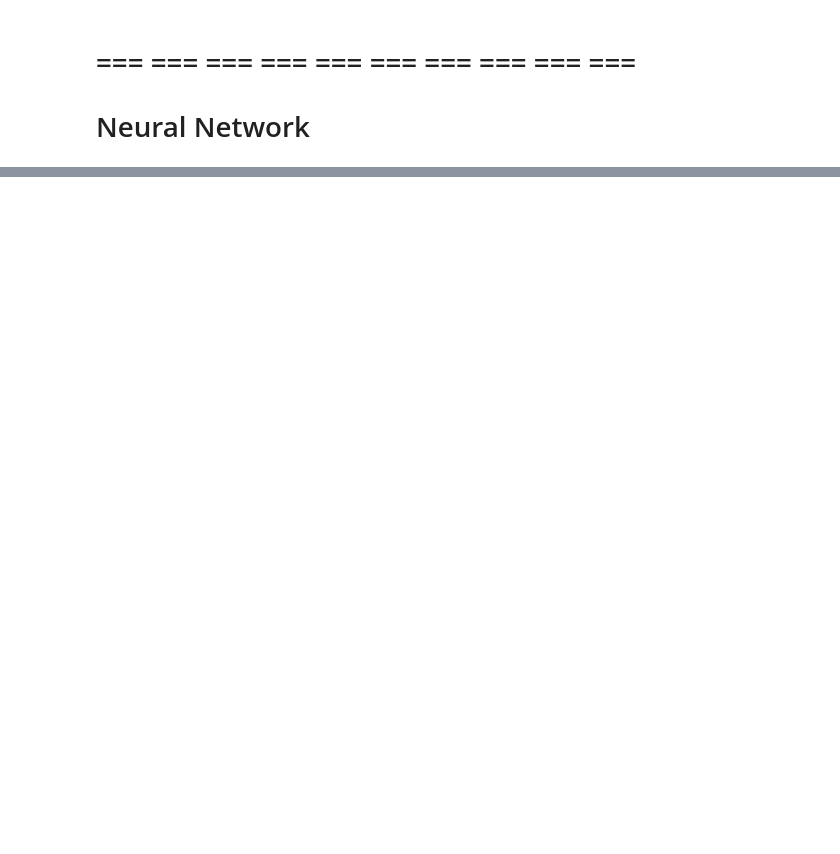
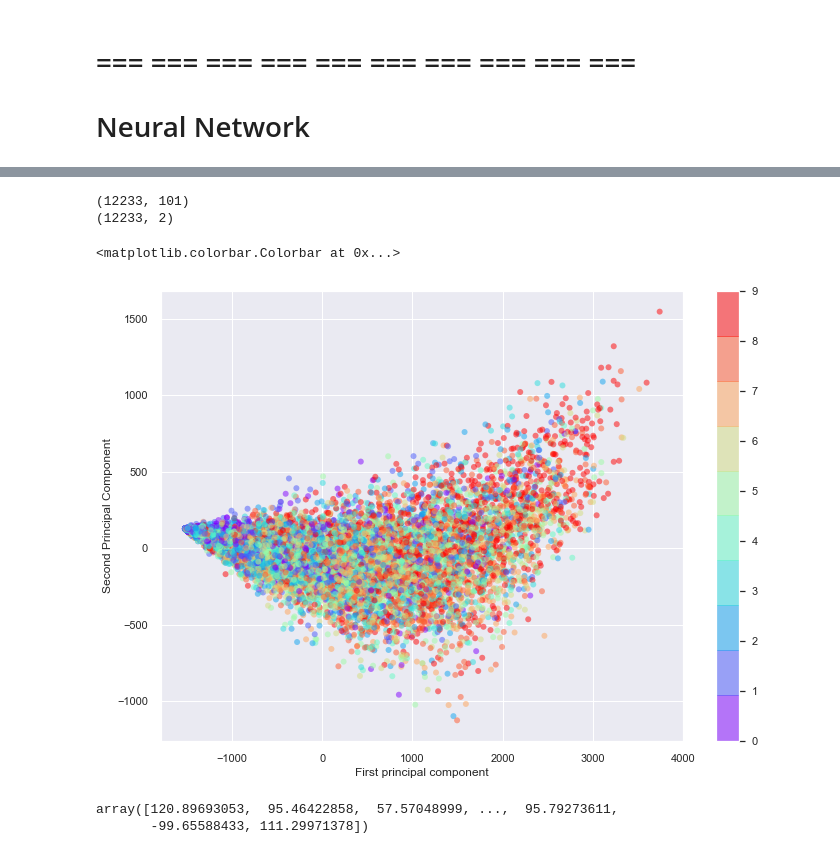
Before and after one commit to LukasMachetanz/data-mining-nba, a Jupyter notebook: data_mining-nba.ipynb, the cells around one changed output, grey strips where cells are left out. Drawn from its saved outputs; the diff is of its cells as text; code cells hidden in the pictures; blank space fills up the shorter version.

```diff
--- a/data_mining-nba.ipynb
+++ b/data_mining-nba.ipynb
@@ -1503,0 +1632,24 @@ print(classification_report(y_test_nn, predictions))
+# %%
+pca = PCA(n_components=2)
+pca.fit(X)
+x_pca = pca.transform(X)
+
+print(X.shape)
+print(x_pca.shape)
+# %% [output]
+(12233, 101)
+(12233, 2)
+# %%
+plt.scatter(x_pca[:, 0], x_pca[:, 1], c=y[:], edgecolor='none', alpha=0.5, cmap=plt.cm.get_cmap('rainbow', 10))
+plt.xlabel('First principal component')
+plt.ylabel('Second Principal Component')
+plt.colorbar()
+# %% [output]
+<matplotlib.colorbar.Colorbar at 0x...>
+[figure, added]
+# %%
+x_pca[:, 0]
+x_pca[:, 1]
+# %% [output]
+array([120.89693053,  95.46422858,  57.57048999, ...,  95.79273611,
+       -99.65588433, 111.29971378])
```
Also changed, not shown: parts of 105 cells of this notebook, 2 other files.
